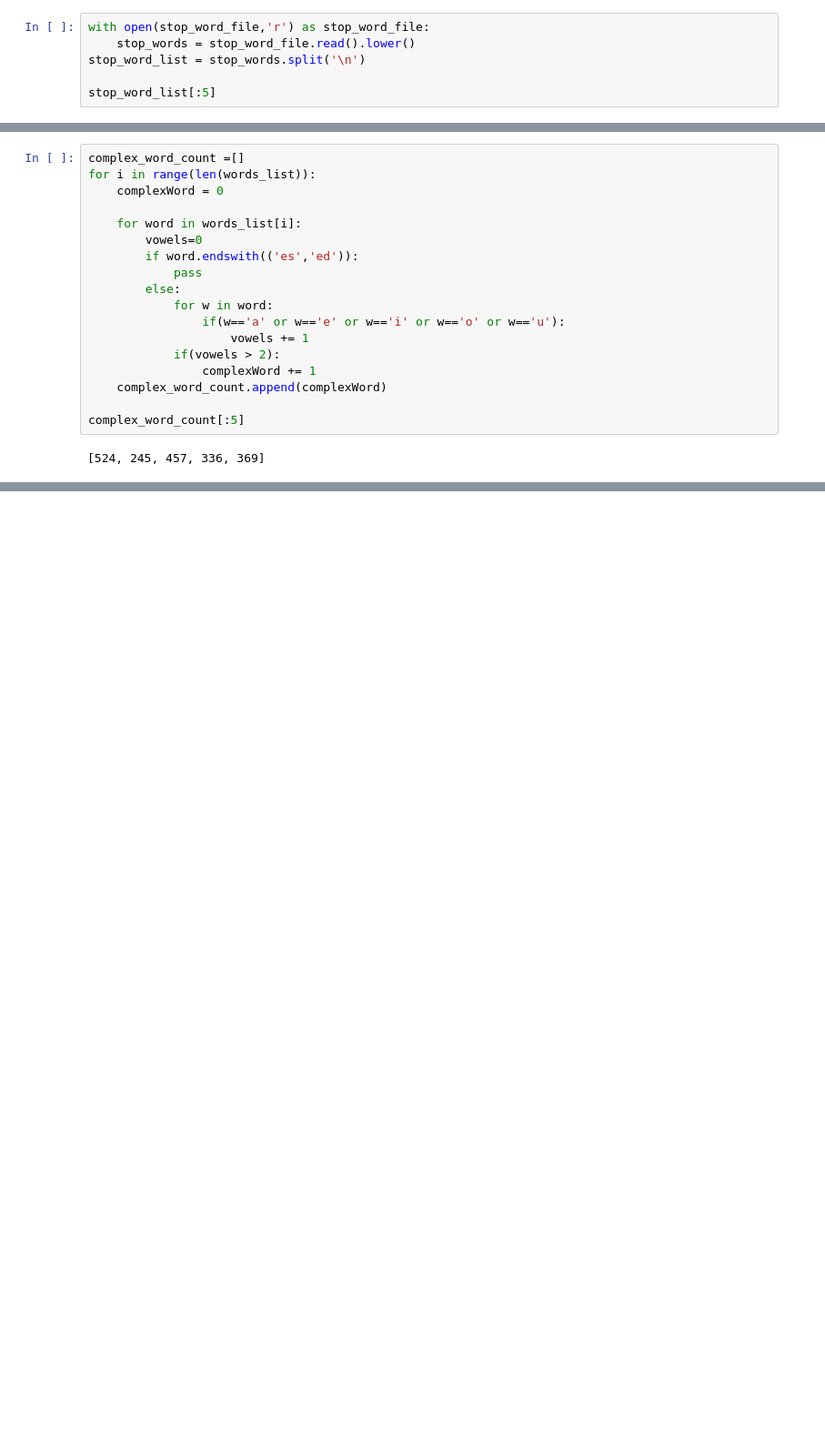
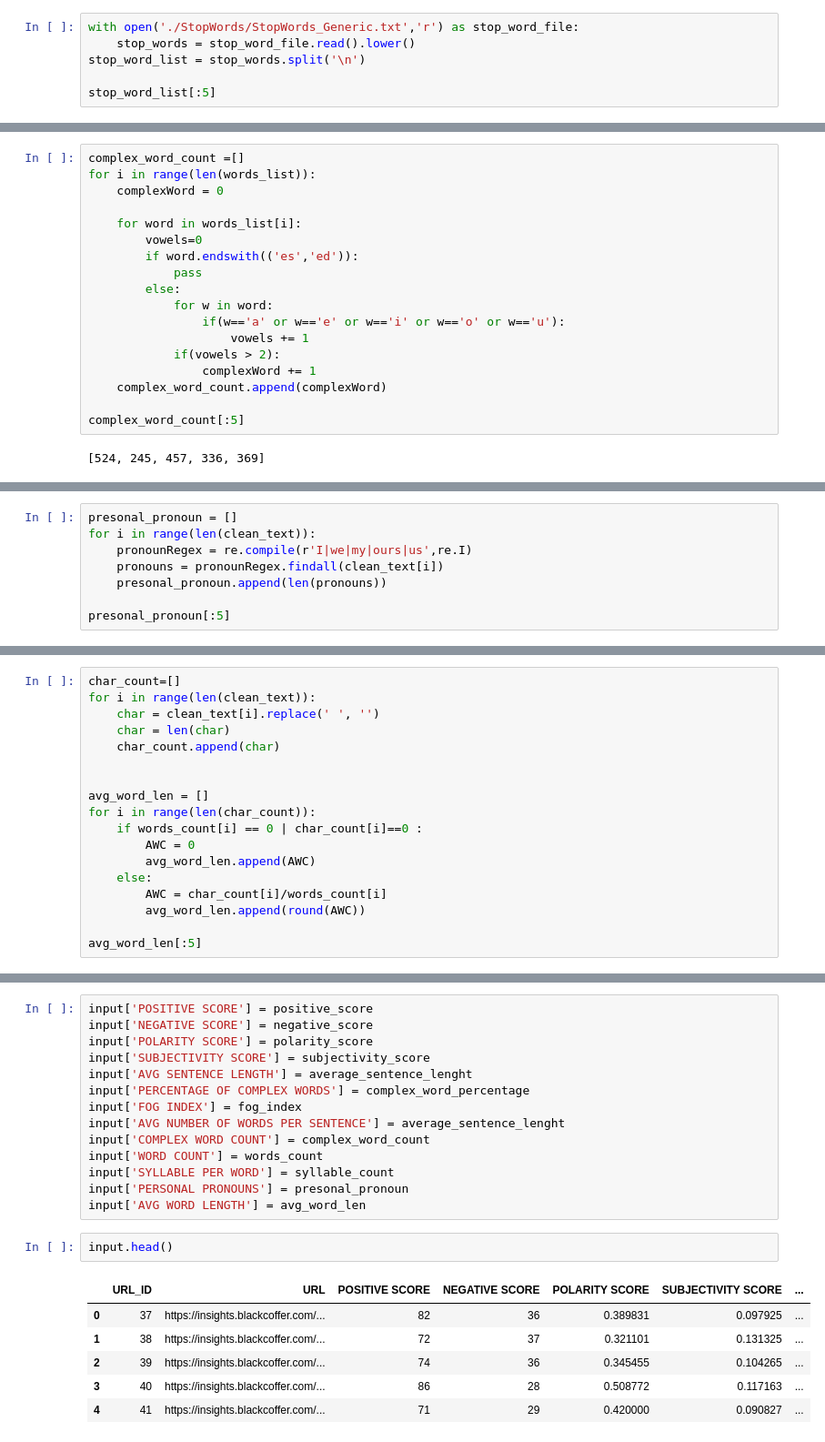
Before and after one commit to rajani-ranjan/bkack-coffer, a Jupyter notebook: web_scraping.ipynb, the cells around one changed output, grey strips where cells are left out. Shown: that part at 91% size. Saved outputs shown, nothing was run; the diff lists cells and outputs as text; blank space fills up the shorter version.

```diff
--- a/web_scrapig.ipynb
+++ b/web_scraping.ipynb
@@ -92,7 +97,7 @@ negative_word_list[:5]
 # %% [output]
 ['2-faced', '2-faces', 'abnormal', 'abolish', 'abominable']
 # %%
-with open(stop_word_file,'r') as stop_word_file:
+with open('./StopWords/StopWords_Generic.txt','r') as stop_word_file:
     stop_words = stop_word_file.read().lower()
 stop_word_list = stop_words.split('\n')
 
@@ -251,0 +338,8 @@ complex_word_percent
+# %%
+presonal_pronoun = []
+for i in range(len(clean_text)):
+    pronounRegex = re.compile(r'I|we|my|ours|us',re.I)
+    pronouns = pronounRegex.findall(clean_text[i])
+    presonal_pronoun.append(len(pronouns))
+
+presonal_pronoun[:5]
@@ -251,0 +352,18 @@ complex_word_percent
+# %%
+char_count=[]
+for i in range(len(clean_text)):
+    char = clean_text[i].replace(' ', '')
+    char = len(char)
+    char_count.append(char)
+
+
+avg_word_len = []
+for i in range(len(char_count)):
+    if words_count[i] == 0 | char_count[i]==0 :
+        AWC = 0
+        avg_word_len.append(AWC)
+    else:
+        AWC = char_count[i]/words_count[i]
+        avg_word_len.append(round(AWC))
+
+avg_word_len[:5]
@@ -251,0 +389,23 @@ complex_word_percent
+# %%
+input['POSITIVE SCORE'] = positive_score
+input['NEGATIVE SCORE'] = negative_score
+input['POLARITY SCORE'] = polarity_score
+input['SUBJECTIVITY SCORE'] = subjectivity_score
+input['AVG SENTENCE LENGTH'] = average_sentence_lenght
+input['PERCENTAGE OF COMPLEX WORDS'] = complex_word_percentage
+input['FOG INDEX'] = fog_index
+input['AVG NUMBER OF WORDS PER SENTENCE'] = average_sentence_lenght
+input['COMPLEX WORD COUNT'] = complex_word_count
+input['WORD COUNT'] = words_count
+input['SYLLABLE PER WORD'] = syllable_count
+input['PERSONAL PRONOUNS'] = presonal_pronoun
+input['AVG WORD LENGTH'] = avg_word_len
+# %%
+input.head()
+# %% [output]
+|  | URL_ID | URL | POSITIVE SCORE | NEGATIVE SCORE | POLARITY SCORE | SUBJECTIVITY SCORE | ... |
+| 0 | 37 | https://insights.blackcoffer.com/... | 82 | 36 | 0.389831 | 0.097925 | ... |
+| 1 | 38 | https://insights.blackcoffer.com/... | 72 | 37 | 0.321101 | 0.131325 | ... |
+| 2 | 39 | https://insights.blackcoffer.com/... | 74 | 36 | 0.345455 | 0.104265 | ... |
+| 3 | 40 | https://insights.blackcoffer.com/... | 86 | 28 | 0.508772 | 0.117163 | ... |
+| 4 | 41 | https://insights.blackcoffer.com/... | 71 | 29 | 0.420000 | 0.090827 | ... |
```
Also changed, not shown: parts of 29 cells of this notebook, 2 other files.
